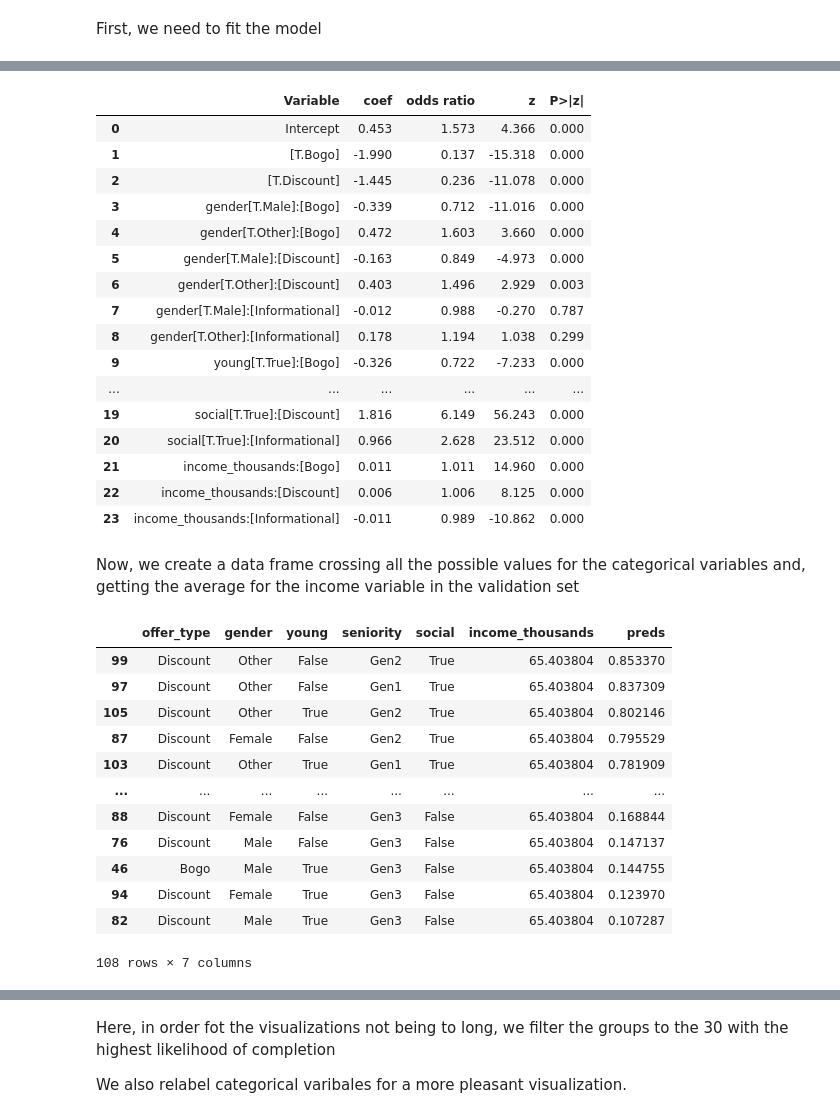
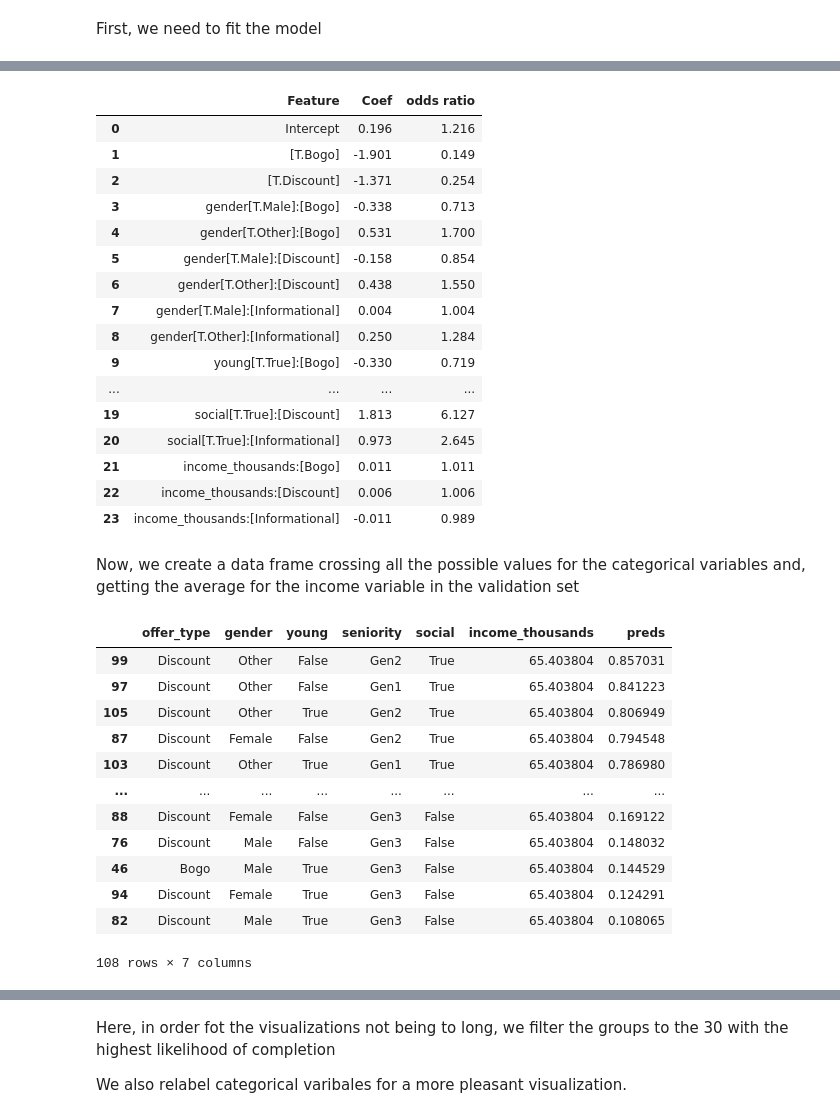
Before and after one commit to MartinPons/Starbucks-customer-behaviour, a Jupyter notebook: 04-Visualizations.ipynb, the cells around one changed output, grey strips where cells are left out. Saved outputs shown, nothing was run; the diff lists cells and outputs as text; code cells hidden in the pictures.

```diff
--- a/04-Visualizations.ipynb
+++ b/04-Visualizations.ipynb
@@ -336,23 +317,23 @@ Logit Regression Results
 # %%
-pretty_coefficients(lg_interaction.summary(), exog_train)
+pretty_coefficients(lg_interaction, exog_train)
 # %% [output]
-|  | Variable | coef | odds ratio | z | P>|z| |
-| 0 | Intercept | 0.453 | 1.573 | 4.366 | 0.000 |
-| 1 | [T.Bogo] | -1.990 | 0.137 | -15.318 | 0.000 |
-| 2 | [T.Discount] | -1.445 | 0.236 | -11.078 | 0.000 |
-| 3 | gender[T.Male]:[Bogo] | -0.339 | 0.712 | -11.016 | 0.000 |
-| 4 | gender[T.Other]:[Bogo] | 0.472 | 1.603 | 3.660 | 0.000 |
-| 5 | gender[T.Male]:[Discount] | -0.163 | 0.849 | -4.973 | 0.000 |
-| 6 | gender[T.Other]:[Discount] | 0.403 | 1.496 | 2.929 | 0.003 |
-| 7 | gender[T.Male]:[Informational] | -0.012 | 0.988 | -0.270 | 0.787 |
-| 8 | gender[T.Other]:[Informational] | 0.178 | 1.194 | 1.038 | 0.299 |
-| 9 | young[T.True]:[Bogo] | -0.326 | 0.722 | -7.233 | 0.000 |
-| ... | ... | ... | ... | ... | ... |
-| 19 | social[T.True]:[Discount] | 1.816 | 6.149 | 56.243 | 0.000 |
-| 20 | social[T.True]:[Informational] | 0.966 | 2.628 | 23.512 | 0.000 |
-| 21 | income_thousands:[Bogo] | 0.011 | 1.011 | 14.960 | 0.000 |
-| 22 | income_thousands:[Discount] | 0.006 | 1.006 | 8.125 | 0.000 |
-| 23 | income_thousands:[Informational] | -0.011 | 0.989 | -10.862 | 0.000 |
+|  | Feature | Coef | odds ratio |
+| 0 | Intercept | 0.196 | 1.216 |
+| 1 | [T.Bogo] | -1.901 | 0.149 |
+| 2 | [T.Discount] | -1.371 | 0.254 |
+| 3 | gender[T.Male]:[Bogo] | -0.338 | 0.713 |
+| 4 | gender[T.Other]:[Bogo] | 0.531 | 1.700 |
+| 5 | gender[T.Male]:[Discount] | -0.158 | 0.854 |
+| 6 | gender[T.Other]:[Discount] | 0.438 | 1.550 |
+| 7 | gender[T.Male]:[Informational] | 0.004 | 1.004 |
+| 8 | gender[T.Other]:[Informational] | 0.250 | 1.284 |
+| 9 | young[T.True]:[Bogo] | -0.330 | 0.719 |
+| ... | ... | ... | ... |
+| 19 | social[T.True]:[Discount] | 1.813 | 6.127 |
+| 20 | social[T.True]:[Informational] | 0.973 | 2.645 |
+| 21 | income_thousands:[Bogo] | 0.011 | 1.011 |
+| 22 | income_thousands:[Discount] | 0.006 | 1.006 |
+| 23 | income_thousands:[Informational] | -0.011 | 0.989 |
 # %% [markdown]
 Now, we create a data frame crossing all the possible values for the categorical variables and, getting the average for the income variable in the validation set
 # %%
@@ -368,23 +349,23 @@ average_income_val = np.mean(np.sum(np.asarray(exog_val)[:, 21:24], axis = 1))
 new_data_grid['income_thousands'] = average_income_val
 
 new_exog_df = patsy.dmatrix(formula, data = new_data_grid)
-preds = lg_interaction.predict(new_exog_df)
+preds = lg_interaction.predict_proba(new_exog_df)[:, 1]
 
 new_data_grid['preds'] = preds
 new_data_grid.sort_values("preds", ascending = False)
 # %% [output]
 |  | offer_type | gender | young | seniority | social | income_thousands | preds |
-| 99 | Discount | Other | False | Gen2 | True | 65.403804 | 0.853370 |
-| 97 | Discount | Other | False | Gen1 | True | 65.403804 | 0.837309 |
-| 105 | Discount | Other | True | Gen2 | True | 65.403804 | 0.802146 |
-| 87 | Discount | Female | False | Gen2 | True | 65.403804 | 0.795529 |
-| 103 | Discount | Other | True | Gen1 | True | 65.403804 | 0.781909 |
+| 99 | Discount | Other | False | Gen2 | True | 65.403804 | 0.857031 |
+| 97 | Discount | Other | False | Gen1 | True | 65.403804 | 0.841223 |
+| 105 | Discount | Other | True | Gen2 | True | 65.403804 | 0.806949 |
+| 87 | Discount | Female | False | Gen2 | True | 65.403804 | 0.794548 |
+| 103 | Discount | Other | True | Gen1 | True | 65.403804 | 0.786980 |
 | ... | ... | ... | ... | ... | ... | ... | ... |
-| 88 | Discount | Female | False | Gen3 | False | 65.403804 | 0.168844 |
-| 76 | Discount | Male | False | Gen3 | False | 65.403804 | 0.147137 |
-| 46 | Bogo | Male | True | Gen3 | False | 65.403804 | 0.144755 |
-| 94 | Discount | Female | True | Gen3 | False | 65.403804 | 0.123970 |
-| 82 | Discount | Male | True | Gen3 | False | 65.403804 | 0.107287 |
+| 88 | Discount | Female | False | Gen3 | False | 65.403804 | 0.169122 |
+| 76 | Discount | Male | False | Gen3 | False | 65.403804 | 0.148032 |
+| 46 | Bogo | Male | True | Gen3 | False | 65.403804 | 0.144529 |
+| 94 | Discount | Female | True | Gen3 | False | 65.403804 | 0.124291 |
+| 82 | Discount | Male | True | Gen3 | False | 65.403804 | 0.108065 |
 108 rows × 7 columns
 # %%
 new_data_grid.head()
```
Also changed, not shown: parts of 18 cells of this notebook, 17 other files.
